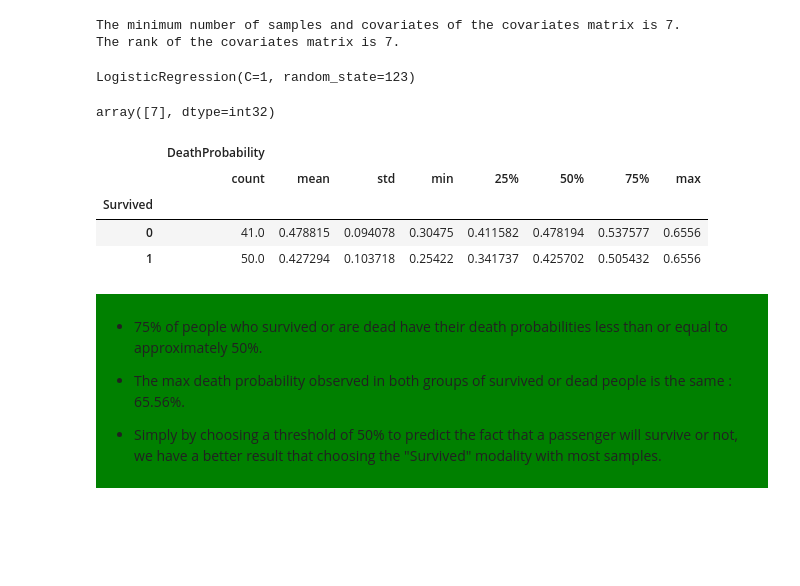
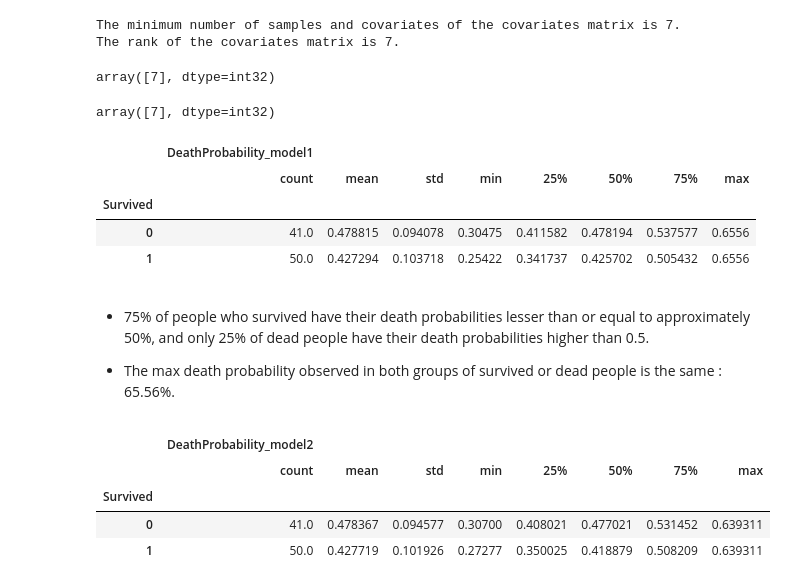
Before and after one commit to foliacouetey/titanic, a Jupyter notebook: PYTHON/scripts/main.ipynb, the cells around one changed output. Drawn from its saved outputs; the diff is of its cells as text; code cells hidden in the pictures; blank space fills up the shorter version.

Commit message:
Logistic regression

```diff
--- a/PYTHON/scripts/main.ipynb
+++ b/PYTHON/scripts/main.ipynb
@@ -965,44 +995,59 @@ print(f"The rank of the covariates matrix is {np.linalg.matrix_rank(df__logistic
 The minimum number of samples and covariates of the covariates matrix is 7.
 The rank of the covariates matrix is 7.
 # %%
-# Initialize a LogisticRegression object : be very careful of the chosen parameters
-logisticregression__object = LogisticRegression(random_state=123, penalty="l2", C=1, verbose=0, max_iter=100, solver="lbfgs")
-
-# Fit logisticregression__object
-logisticregression__object.fit(
-    X=np.array(df__logisticregression[list__covariates])
-    , y=np.array(df__logisticregression["Survived"]))
+# Initialize two LogisticRegression objects : be careful of your chosen parameters
+logisticregression__object1 = LogisticRegression(random_state=123, penalty="l2", C=1, max_iter=100, solver="lbfgs")
+logisticregression__object2 = LogisticRegression(random_state=123, penalty="l2", C=1, max_iter=100, solver="lbfgs")
-# %% [output]
-LogisticRegression(C=1, random_state=123)
 # %%
-# Check the number of iterations used for the optimization algo to converge
-logisticregression__object.n_iter_
+# Fit logisticregression__object1 to all covariates
+logisticregression__object1.fit(
+    X=np.array(df__logisticregression[list__covariates])
+    , y=np.array(df__logisticregression["Survived"]))
+
+# Check the number of iterations used for the optimization algo to converge (if it converges)
+logisticregression__object1.n_iter_
 # %% [output]
 array([7], dtype=int32)
+# %%
+# Fit logisticregression__object2 only to relevant covariates
+list__relevantcovariates = [str__covariate for str__covariate in list__covariates if "AgeCategory" not in str__covariate and "FamilySize" not in str__covariate]
+
+logisticregression__object2.fit(
+    X=np.array(df__logisticregression[list__relevantcovariates])
+    , y=np.array(df__logisticregression["Survived"]))
+
+# Check the number of iterations used for the optimization algo to converge (if it converges)
+logisticregression__object2.n_iter_
+# %% [output]
+array([7], dtype=int32)
 # %%
-# Get the predicted death probabilities
+# Get the predicted death probabilities coming from each model
 df__logisticregression = pd.concat(
     [
         df__logisticregression
-        , pd.DataFrame(data=np.array(pd.DataFrame(logisticregression__object.predict_proba(X=np.array(df__logisticregression[list__covariates]))).loc[:, 0]), columns=["DeathProbability"])
+        , pd.DataFrame(data=np.array(pd.DataFrame(logisticregression__object1.predict_proba(X=np.array(df__logisticregression[list__covariates]))).loc[:, 0]), columns=["DeathProbability_model1"])
+        , pd.DataFrame(data=np.array(pd.DataFrame(logisticregression__object2.predict_proba(X=np.array(df__logisticregression[list__relevantcovariates]))).loc[:, 0]), columns=["DeathProbability_model2"])
     ]
     , axis=1)
 # %%
-# Display the characteristics of the predicted death probabilities by "Survived" modalities
-df__logisticregression[["DeathProbability", "Survived"]].groupby(["Survived"], observed=False).describe()
+# Display characteristics of predicted death probabilities by model1 for each "Survived" modality
+df__logisticregression[["DeathProbability_model1", "Survived"]].groupby(["Survived"], observed=False).describe()
 # %% [output]
-|  | DeathProbability |  |  |  |  |  |  |  |
+|  | DeathProbability_model1 |  |  |  |  |  |  |  |
 |  | count | mean | std | min | 25% | 50% | 75% | max |
 | Survived |  |  |  |  |  |  |  |  |
 | 0 | 41.0 | 0.478815 | 0.094078 | 0.30475 | 0.411582 | 0.478194 | 0.537577 | 0.6556 |
 | 1 | 50.0 | 0.427294 | 0.103718 | 0.25422 | 0.341737 | 0.425702 | 0.505432 | 0.6556 |
 # %% [markdown]
-<div style="background-color: green; padding: 10px;">
-
--  75% of people who survived or are dead have their death probabilities less than or equal to approximately 50%.
+-  75% of people who survived have their death probabilities lesser than or equal to approximately 50%, and only 25% of dead people have their death probabilities higher than 0.5.
 
 -  The max death probability observed in both groups of survived or dead people is the same : 65.56%.
-
--  Simply by choosing a threshold of 50% to predict the fact that a passenger will survive or not, we have a better result that choosing the "Survived" modality with most samples.
-
-</div>
+# %%
+# Display characteristics of predicted death probabilities by model2 for each "Survived" modality
+df__logisticregression[["DeathProbability_model2", "Survived"]].groupby(["Survived"], observed=False).describe()
+# %% [output]
+|  | DeathProbability_model2 |  |  |  |  |  |  |  |
+|  | count | mean | std | min | 25% | 50% | 75% | max |
+| Survived |  |  |  |  |  |  |  |  |
+| 0 | 41.0 | 0.478367 | 0.094577 | 0.30700 | 0.408021 | 0.477021 | 0.531452 | 0.639311 |
+| 1 | 50.0 | 0.427719 | 0.101926 | 0.27277 | 0.350025 | 0.418879 | 0.508209 | 0.639311 |
```
Also changed, not shown: parts of 101 cells of this notebook.
